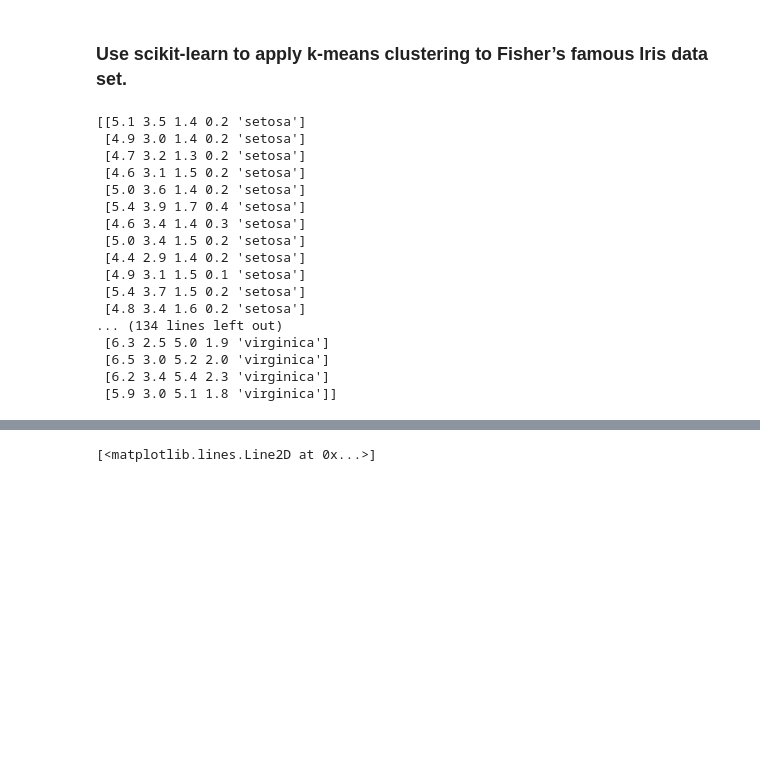
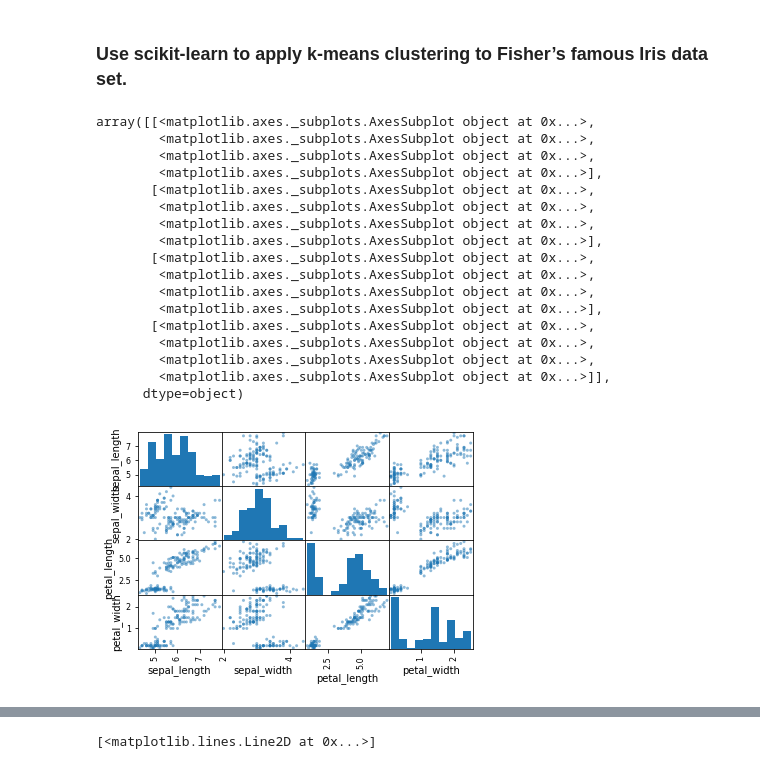
Before and after one commit to michealcannon/Tasks-2020, a Jupyter notebook: Tasks 2020.ipynb, the cells around one changed output, grey strips where cells are left out. Cells and saved outputs as stored; diff of their text form; code cells hidden in the pictures; blank space fills up the shorter version.

Commit message:
task 4- added scatterplot matrix and plot of petal length/width colour coded by species

```diff
--- a/Tasks 2020.ipynb
+++ b/Tasks 2020.ipynb
@@ -259,25 +259,25 @@ import matplotlib.pyplot as plt
 # %%
 # read in iris csv as dataframe and change to numpy array
 
 import pandas as pd
 iris = pd.read_csv("iris_dataset.csv")
-irisb = iris.to_numpy()
-print(irisb)
+pd.plotting.scatter_matrix(iris)
 # %% [output]
-[[5.1 3.5 1.4 0.2 'setosa']
- [4.9 3.0 1.4 0.2 'setosa']
- [4.7 3.2 1.3 0.2 'setosa']
- [4.6 3.1 1.5 0.2 'setosa']
- [5.0 3.6 1.4 0.2 'setosa']
- [5.4 3.9 1.7 0.4 'setosa']
- [4.6 3.4 1.4 0.3 'setosa']
- [5.0 3.4 1.5 0.2 'setosa']
- [4.4 2.9 1.4 0.2 'setosa']
- [4.9 3.1 1.5 0.1 'setosa']
- [5.4 3.7 1.5 0.2 'setosa']
- [4.8 3.4 1.6 0.2 'setosa']
-... (134 lines left out)
- [6.3 2.5 5.0 1.9 'virginica']
- [6.5 3.0 5.2 2.0 'virginica']
- [6.2 3.4 5.4 2.3 'virginica']
- [5.9 3.0 5.1 1.8 'virginica']]
+array([[<matplotlib.axes._subplots.AxesSubplot object at 0x...>,
+        <matplotlib.axes._subplots.AxesSubplot object at 0x...>,
+        <matplotlib.axes._subplots.AxesSubplot object at 0x...>,
+        <matplotlib.axes._subplots.AxesSubplot object at 0x...>],
+       [<matplotlib.axes._subplots.AxesSubplot object at 0x...>,
+        <matplotlib.axes._subplots.AxesSubplot object at 0x...>,
+        <matplotlib.axes._subplots.AxesSubplot object at 0x...>,
+        <matplotlib.axes._subplots.AxesSubplot object at 0x...>],
+       [<matplotlib.axes._subplots.AxesSubplot object at 0x...>,
+        <matplotlib.axes._subplots.AxesSubplot object at 0x...>,
+        <matplotlib.axes._subplots.AxesSubplot object at 0x...>,
+        <matplotlib.axes._subplots.AxesSubplot object at 0x...>],
+       [<matplotlib.axes._subplots.AxesSubplot object at 0x...>,
+        <matplotlib.axes._subplots.AxesSubplot object at 0x...>,
+        <matplotlib.axes._subplots.AxesSubplot object at 0x...>,
+        <matplotlib.axes._subplots.AxesSubplot object at 0x...>]],
+      dtype=object)
+[figure, added]
```
Also changed, not shown: parts of 2 cells of this notebook.
